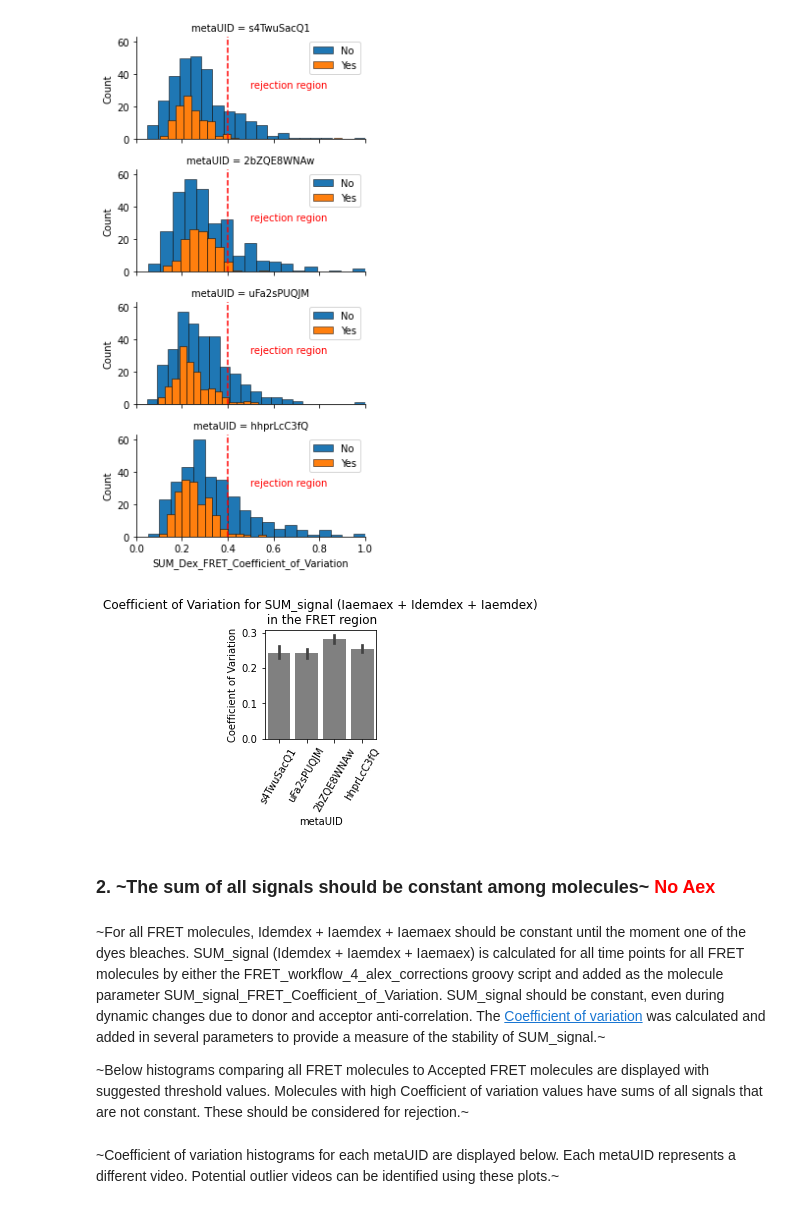
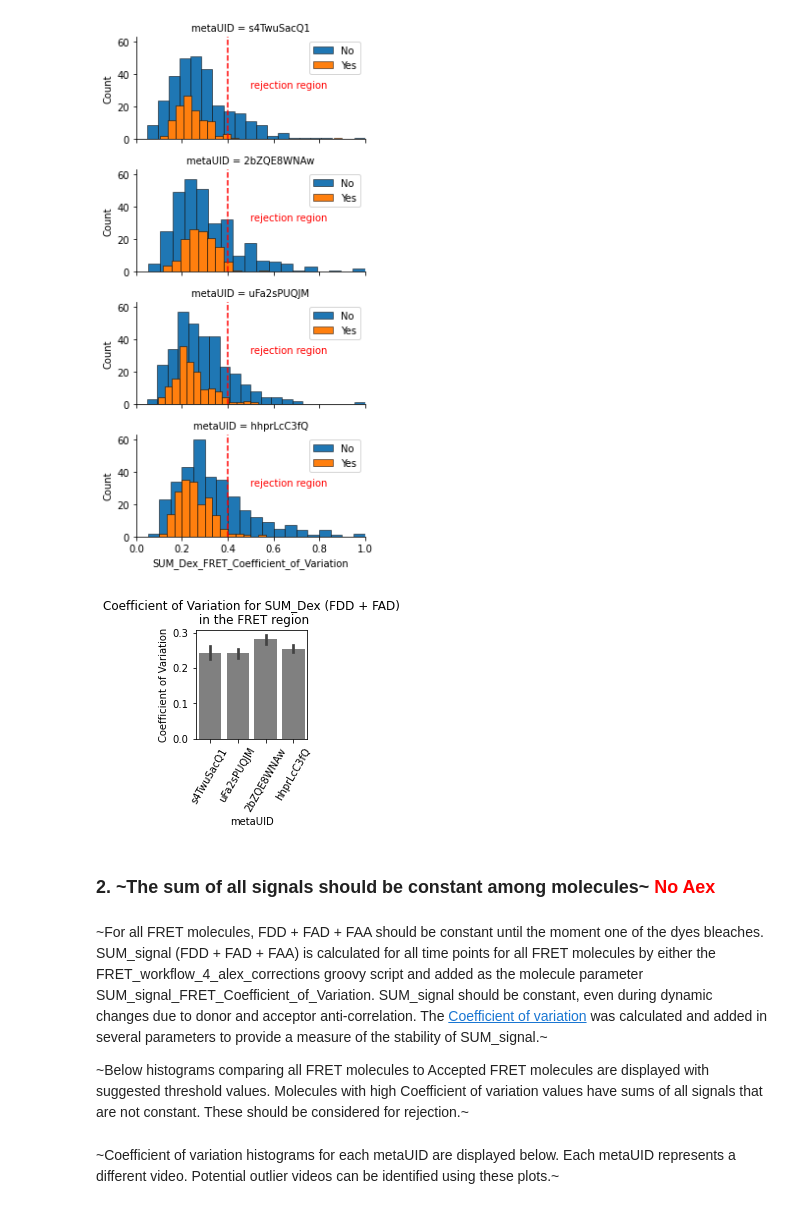
Before and after one commit to duderstadt-lab/mars-tutorials, a Jupyter notebook: Example_workflows/FRET/no_acceptor_excitation/no_acceptor_excitation_FRET_validation_report.ipynb, the cells around one changed output. Saved outputs shown, nothing was run; the diff lists cells and outputs as text; code cells hidden in the pictures.

```diff
--- a/Example_workflows/FRET/no_acceptor_excitation/no_acceptor_excitation_FRET_validation_report.ipynb
+++ b/Example_workflows/FRET/no_acceptor_excitation/no_acceptor_excitation_FRET_validation_report.ipynb
@@ -170,14 +170,14 @@ parameter_histplot_by_metaUID('SUM_Dex_FRET_Coefficient_of_Variation', 0.4)
 [figure]
 # %%
 parameter_barplot_by_metaUID('SUM_Dex_FRET_Coefficient_of_Variation',
-                            "Coefficient of Variation for SUM_signal (Iaemaex + Idemdex + Iaemdex)\n in the FRET region",
+                            "Coefficient of Variation for SUM_Dex (FDD + FAD)\n in the FRET region",
                             "Coefficient of Variation")
 # %% [output]
-[figure, old version]
+[figure, new version]
 # %% [markdown]
 ### 2. ~The sum of all signals should be constant among molecules~ <font color=red>No Aex</font>
 # %% [markdown]
-~For all FRET molecules, Idemdex + Iaemdex + Iaemaex should be constant until the moment one of the dyes bleaches. SUM_signal (Idemdex + Iaemdex + Iaemaex) is calculated for all time points for all FRET molecules by either the FRET_workflow_4_alex_corrections groovy script and added as the molecule parameter SUM_signal_FRET_Coefficient_of_Variation. SUM_signal should be constant, even during dynamic changes due to donor and acceptor anti-correlation. The [Coefficient of variation](https://en.wikipedia.org/wiki/Coefficient_of_variation) was calculated and added in several parameters to provide a measure of the stability of SUM_signal.~
+~For all FRET molecules, FDD + FAD + FAA should be constant until the moment one of the dyes bleaches. SUM_signal (FDD + FAD + FAA) is calculated for all time points for all FRET molecules by either the FRET_workflow_4_alex_corrections groovy script and added as the molecule parameter SUM_signal_FRET_Coefficient_of_Variation. SUM_signal should be constant, even during dynamic changes due to donor and acceptor anti-correlation. The [Coefficient of variation](https://en.wikipedia.org/wiki/Coefficient_of_variation) was calculated and added in several parameters to provide a measure of the stability of SUM_signal.~
 
 ~Below histograms comparing all FRET molecules to Accepted FRET molecules are displayed with suggested threshold values. Molecules with high Coefficient of variation values have sums of all signals that are not constant. These should be considered for rejection.~
 # %% [markdown]
```
Also changed, not shown: parts of 3 cells of this notebook, 2 other files.
